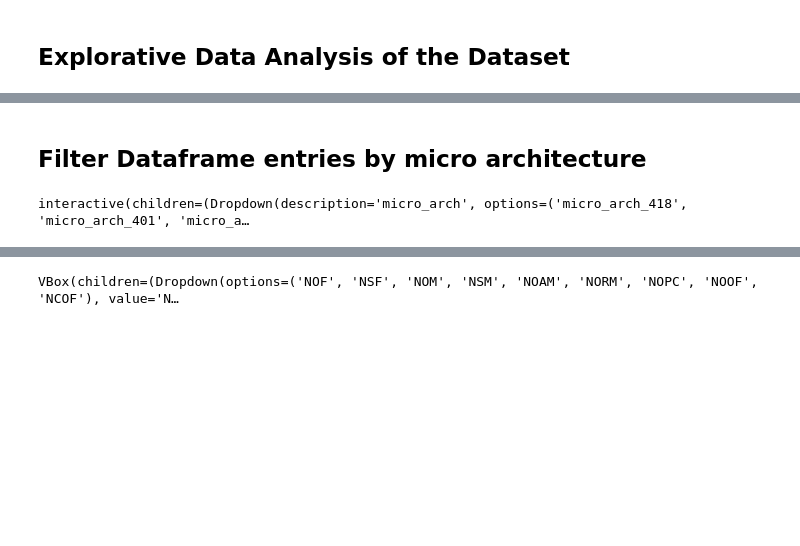
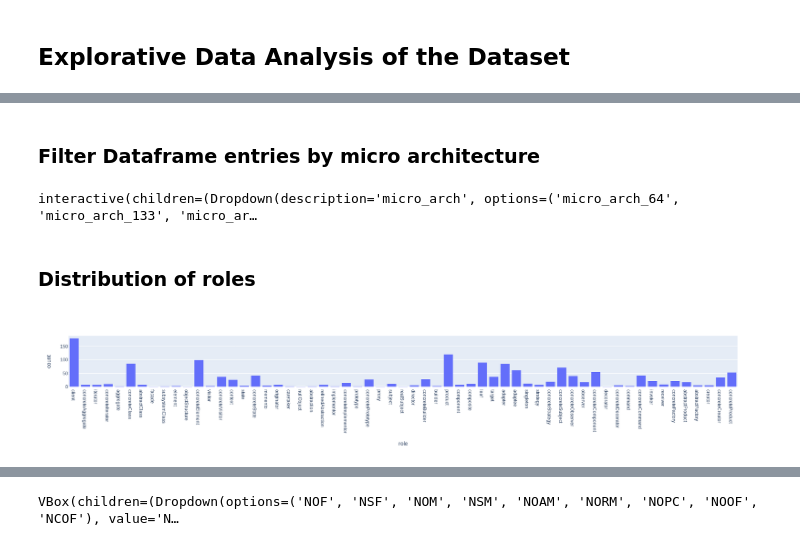
Before and after one commit to bongofriend/master_thesis, a Jupyter notebook: project/metrics.ipynb, the cells around one changed output, grey strips where cells are left out. Saved outputs shown, nothing was run; the diff lists cells and outputs as text; code cells hidden in the pictures; blank space fills up the shorter version.

Commit message:
Finalize metric analysis graphics

```diff
--- a/project/metrics.ipynb
+++ b/project/metrics.ipynb
@@ -46,6 +59,9 @@ def generate_selectable_graph_for_metrircs(df: pd.DataFrame, initial_plot_func:
 
     metric_dropdown.observe(on_metric_changed, names='value')
     display(widgets.VBox([metric_dropdown, fig]))
+
+def filter_extended_projects(df: pd.DataFrame):
+    return df[~df['project'].str.contains('DrJava')]
 # %% [markdown]
 ## Generation of metrics
 
@@ -81,6 +97,7 @@ This approach aims to solve this by generating numerical characteristics for eac
 # %% [markdown]
 ## Explorative Data Analysis of the Dataset
 # %%
-df = pd.read_csv('./work/metrics.csv')
+df = pd.read_csv('./metrics.csv')
+df = filter_extended_projects(df)
 print(f'{df.shape[0]} rows were imported')
 # %% [output]
@@ -91,5 +127,5 @@ df.dtypes
 # %% [markdown]
-## Filter Dataframe entries by micro architecture
+### Filter Dataframe entries by micro architecture
 # %%
 micro_arches = df['micro_architecture'].unique().tolist()
 
@@ -99,4 +135,10 @@ def view(micro_arch=''):
 w = widgets.Dropdown(options=micro_arches)
 widgets.interactive(view, micro_arch=w)
 # %% [output]
-interactive(children=(Dropdown(description='micro_arch', options=('micro_arch_418', 'micro_arch_401', 'micro_a…
+interactive(children=(Dropdown(description='micro_arch', options=('micro_arch_64', 'micro_arch_133', 'micro_ar…
+# %% [markdown]
+### Distribution of roles
+# %%
+px.histogram(df, x='role', histfunc='count')
+# %% [output]
+[figure, added]
```
Also changed, not shown: parts of 7 cells of this notebook, 2 other files.
